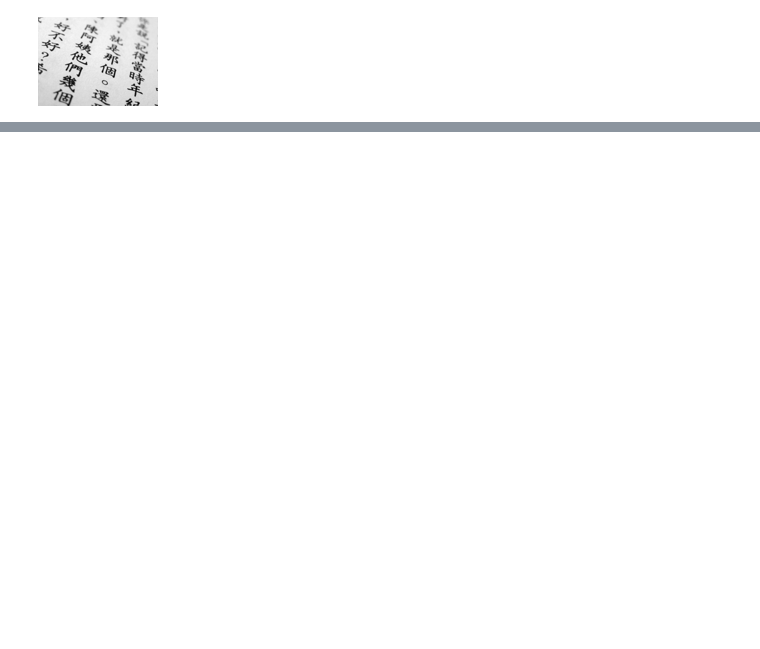
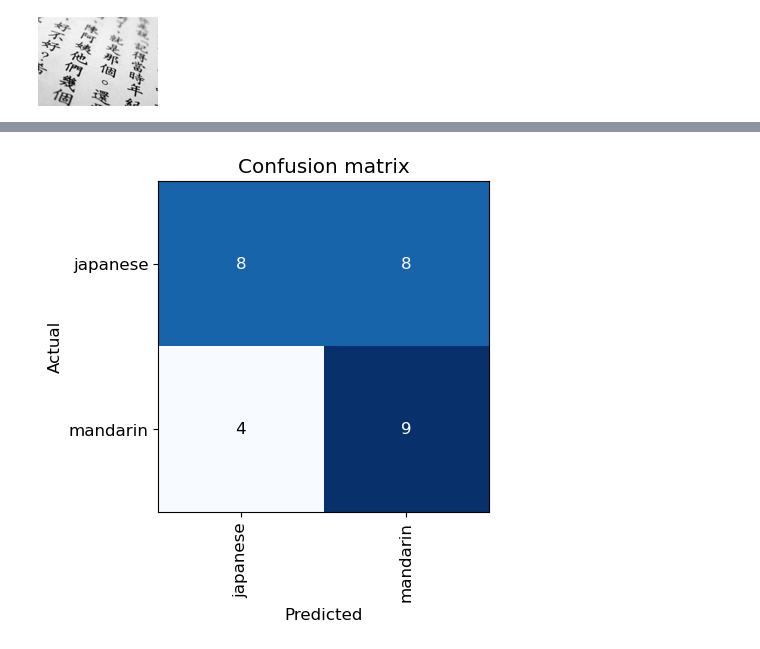
Before and after one commit to AgastyaPatel/FastAI-course, a Jupyter notebook: self-implementation/02-mandarin-japaenese-classifier/mandarin-japanese-classifier.ipynb, the cells around one changed output, grey strips where cells are left out. Saved outputs shown, nothing was run; the diff lists cells and outputs as text; code cells hidden in the pictures; blank space fills up the shorter version.

```diff
--- a/self-implementation/02-mandarin-japaenese-classifier/mandarin-japanese-classifier.ipynb
+++ b/self-implementation/02-mandarin-japaenese-classifier/mandarin-japanese-classifier.ipynb
@@ -84,0 +139,4 @@ print(path/'mandarin', type(path/'mandarin'))
+# %%
+# Training Model
+learner = vision_learner(dls, resnet34, metrics = error_rate)
+learner.fine_tune(5)
@@ -84,0 +152,4 @@ print(path/'mandarin', type(path/'mandarin'))
+# %%
+interp = ClassificationInterpretation.from_learner(learner)
+interp.plot_confusion_matrix()
+# %% [output]
@@ -84,0 +158 @@ print(path/'mandarin', type(path/'mandarin'))
+[figure, added]
```
Also changed, not shown: parts of 15 cells of this notebook.
